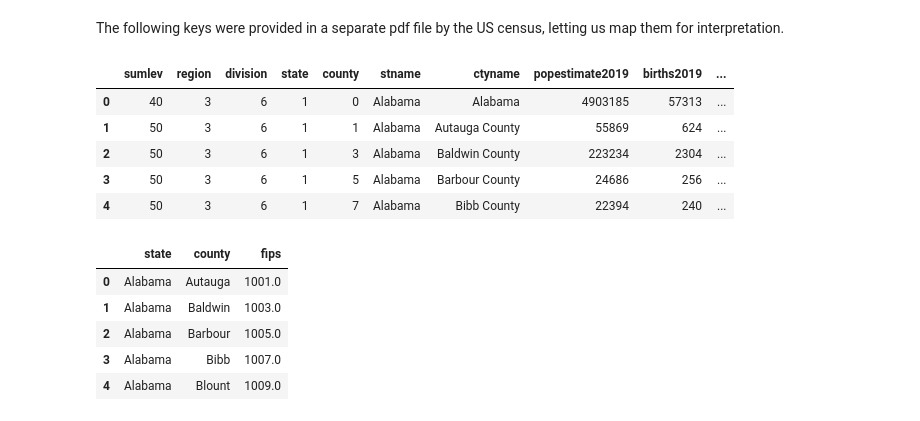
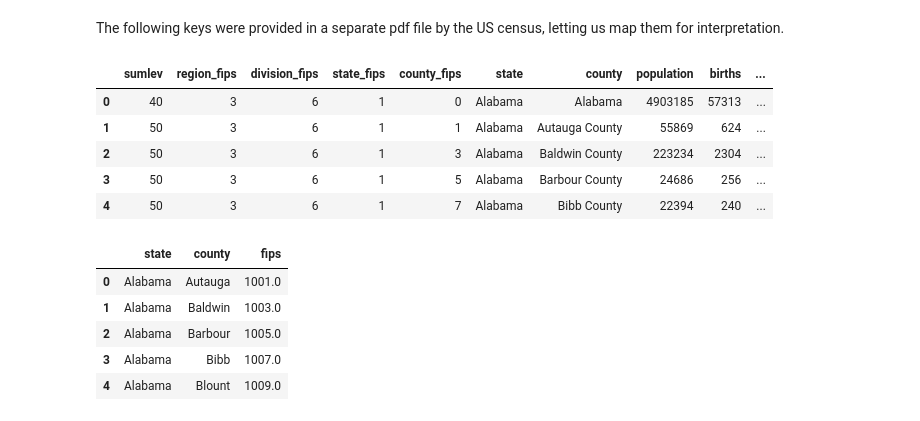
Before and after one commit to nytimes/covid-19-data, a Jupyter notebook: nyt_covid_clean_merge.ipynb, the cells around one changed output. Drawn from its saved outputs; the diff is of its cells as text; code cells hidden in the pictures.

```diff
--- a/nyt_covid_clean_merge.ipynb
+++ b/nyt_covid_clean_merge.ipynb
@@ -243,10 +247,12 @@ sumlev_key = {
 # %%
 # select only the columns that are relevant, which is the latest (2019) estimates
 countypop = countypop[['sumlev','region','division','state','county','stname','ctyname','popestimate2019',
                        'births2019','internationalmig2019','domesticmig2019','rbirth2019','rdeath2019']]
+countypop.columns = ['sumlev','region_fips','division_fips','state_fips','county_fips','state','county',
+                     'population','births','intnl_migration','domestic_migration','birth_rate','death_rate']
 countypop.head()
 # %% [output]
-|  | sumlev | region | division | state | county | stname | ctyname | popestimate2019 | births2019 | ... |
+|  | sumlev | region_fips | division_fips | state_fips | county_fips | state | county | population | births | ... |
 | 0 | 40 | 3 | 6 | 1 | 0 | Alabama | Alabama | 4903185 | 57313 | ... |
 | 1 | 50 | 3 | 6 | 1 | 1 | Alabama | Autauga County | 55869 | 624 | ... |
 | 2 | 50 | 3 | 6 | 1 | 3 | Alabama | Baldwin County | 223234 | 2304 | ... |
```
Also changed, not shown: parts of 35 cells of this notebook, 2 other files.
